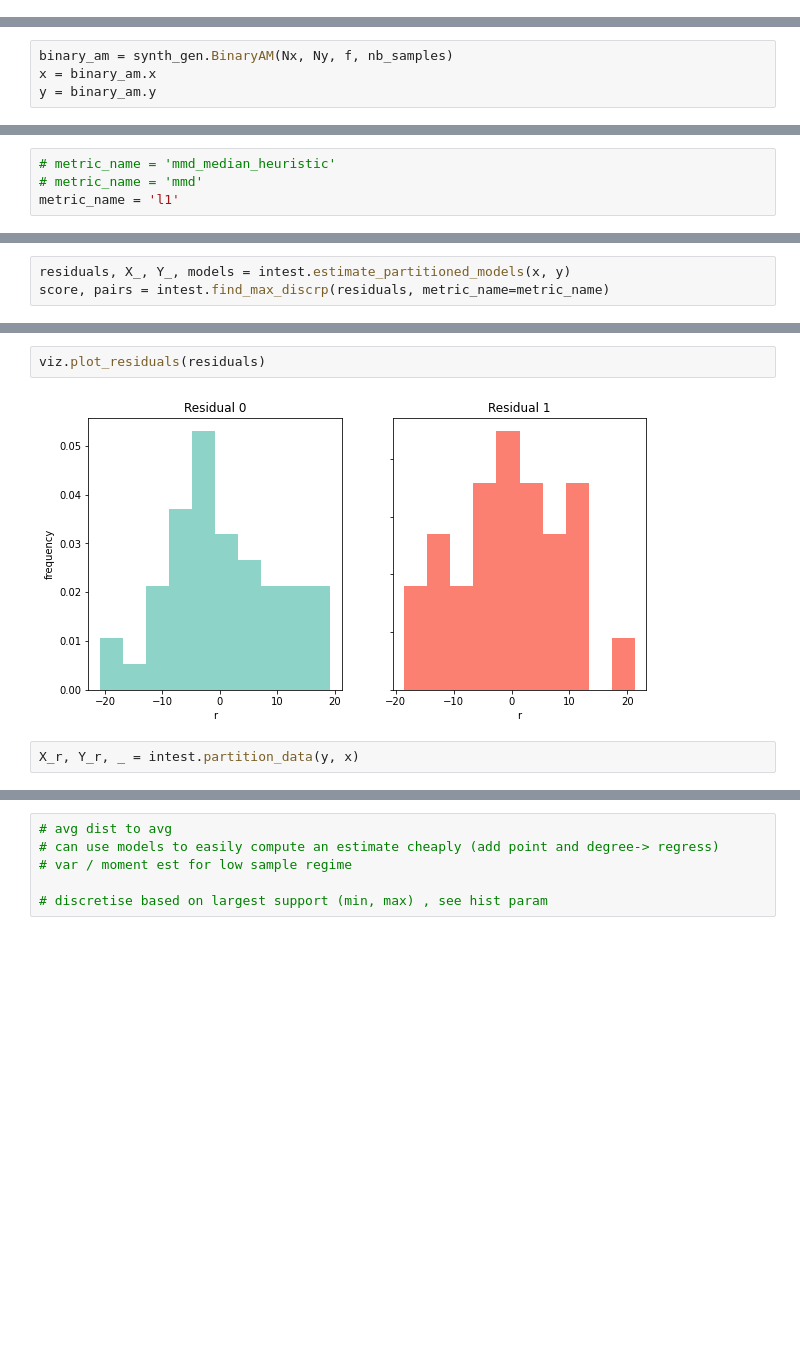
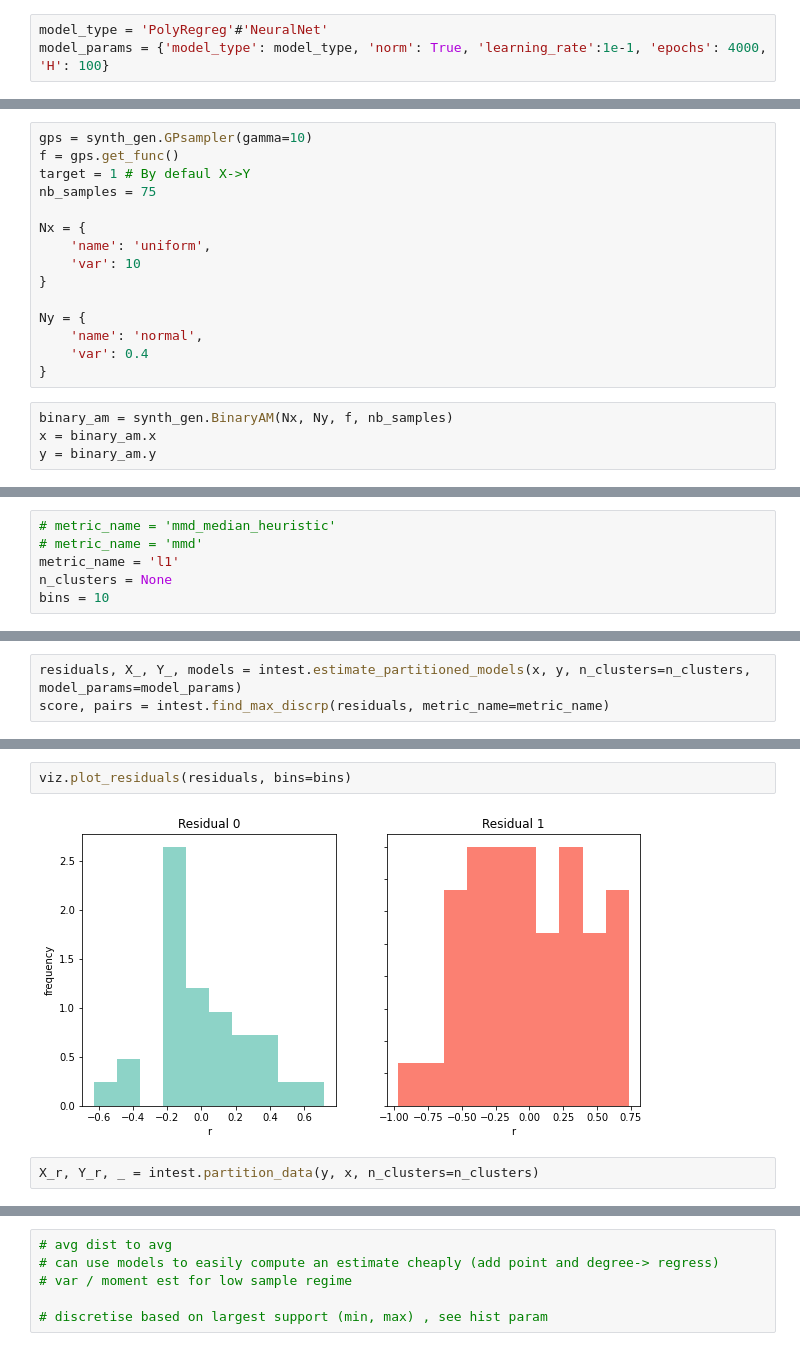
Before and after one commit to Nacho114/bivariate-causal-inference, a Jupyter notebook: examples/evaluate random data.ipynb, the cells around one changed output, grey strips where cells are left out. Cells and saved outputs as stored; diff of their text form; blank space fills up the shorter version.

```diff
--- a/examples/evaluate random data.ipynb
+++ b/examples/evaluate random data.ipynb
@@ -13,4 +13,7 @@ sys.path.append("../twintest")
 # %%
 import causality as intest
 import viz
+# %%
+model_type = 'PolyRegreg'#'NeuralNet'
+model_params = {'model_type': model_type, 'norm': True, 'learning_rate':1e-1, 'epochs': 4000, 'H': 100}
 # %%
@@ -32,3 +32,18 @@ f = lambda x: np.tanh(x) + np.sin(x) + x**3
+# %%
+gps = synth_gen.GPsampler(gamma=10)
+f = gps.get_func()
+target = 1 # By defaul X->Y
+nb_samples = 75
+
+Nx = {
+    'name': 'uniform',
+    'var': 10
+}
+
+Ny = {
+    'name': 'normal',
+    'var': 0.4
+}
 # %%
 binary_am = synth_gen.BinaryAM(Nx, Ny, f, nb_samples)
 x = binary_am.x
@@ -65,4 +60,6 @@ with plt.xkcd():
 # metric_name = 'mmd_median_heuristic'
 # metric_name = 'mmd'
 metric_name = 'l1'
+n_clusters = None
+bins = 10
 # %%
@@ -74,5 +71,5 @@ viz.plot_scatters(X_, Y_)
 # %%
-residuals, X_, Y_, models = intest.estimate_partitioned_models(x, y)
+residuals, X_, Y_, models = intest.estimate_partitioned_models(x, y, n_clusters=n_clusters, model_params=model_params)
 score, pairs = intest.find_max_discrp(residuals, metric_name=metric_name)
 # %%
 score
@@ -85,7 +82,7 @@ viz.plot_models(X_, Y_, models)
 # %%
-viz.plot_residuals(residuals)
+viz.plot_residuals(residuals, bins=bins)
 # %% [output]
-[figure, old version]
+[figure, new version]
 # %%
-X_r, Y_r, _ = intest.partition_data(y, x)
+X_r, Y_r, _ = intest.partition_data(y, x, n_clusters=n_clusters)
 # %%
```
Also changed, not shown: parts of 18 cells of this notebook, 17 other files.
